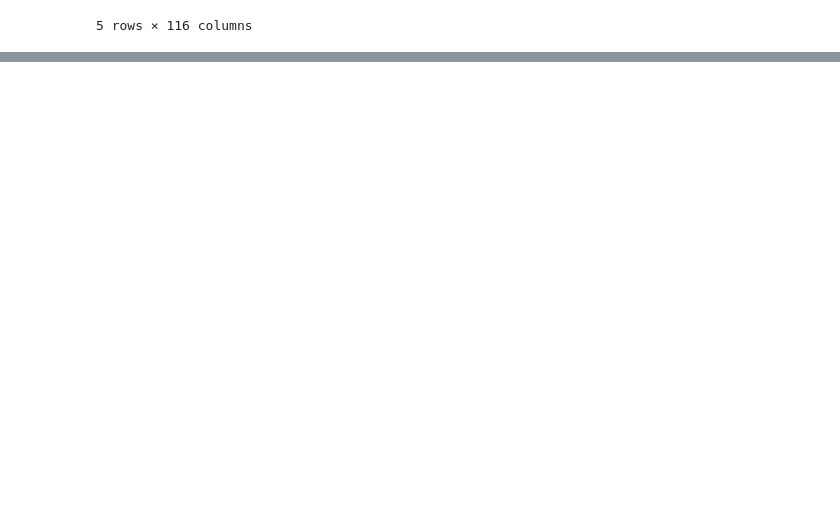
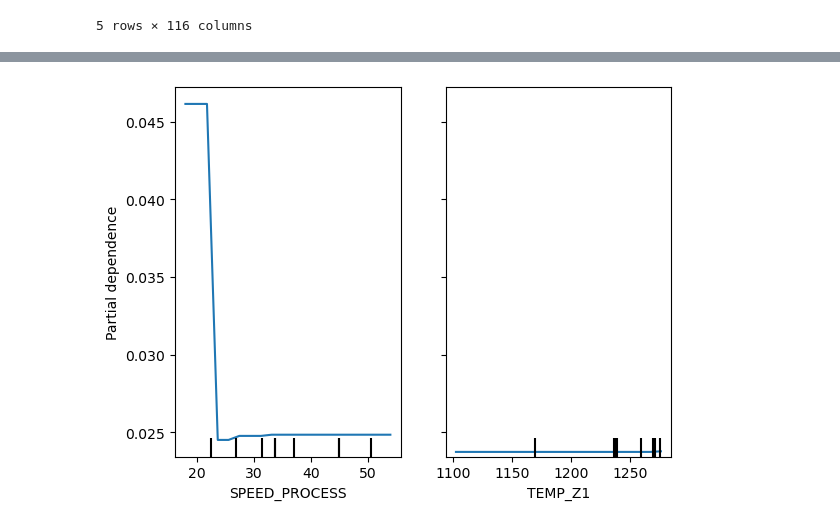
Before and after one commit to MattiaCampanella1993/ML_Fieldwork, a Jupyter notebook: code_fieldwork.ipynb, the cells around one changed output, grey strips where cells are left out. Drawn from its saved outputs; the diff is of its cells as text; code cells hidden in the pictures; blank space fills up the shorter version.

Commit message:
Add files via upload
Model advance

```diff
--- a/code_fieldwork.ipynb
+++ b/code_fieldwork.ipynb
@@ -215,0 +579,24 @@ merged_df.head()
+# %%
+from sklearn.inspection import PartialDependenceDisplay
+
+# Assuming you have a fitted model called 'best_estimator_for_target'
+# and you want to plot partial dependence for a specific target (e.g., the first one)
+best_estimator_for_target = best_clf.estimators_[0]
+
+# Specify the features for which you want to plot the PDPs
+features = [0, 1]  # Replace with the indices or names of the features you are interested in
+
+# Create the partial dependence plot
+PartialDependenceDisplay.from_estimator(
+    best_estimator_for_target,
+    X_train,
+    features,
+    kind="average",  # or 'individual' or 'both'
+    grid_resolution=20  # Number of grid points to use for numeric features
+)
+
+# If you want to save the figure, you can do so by accessing the matplotlib axes
+import matplotlib.pyplot as plt
+plt.savefig('partial_dependence_plot.png')  # Save the plot as a PNG file
+# %% [output]
+[figure, added]
```
Also changed, not shown: parts of 29 cells of this notebook.
